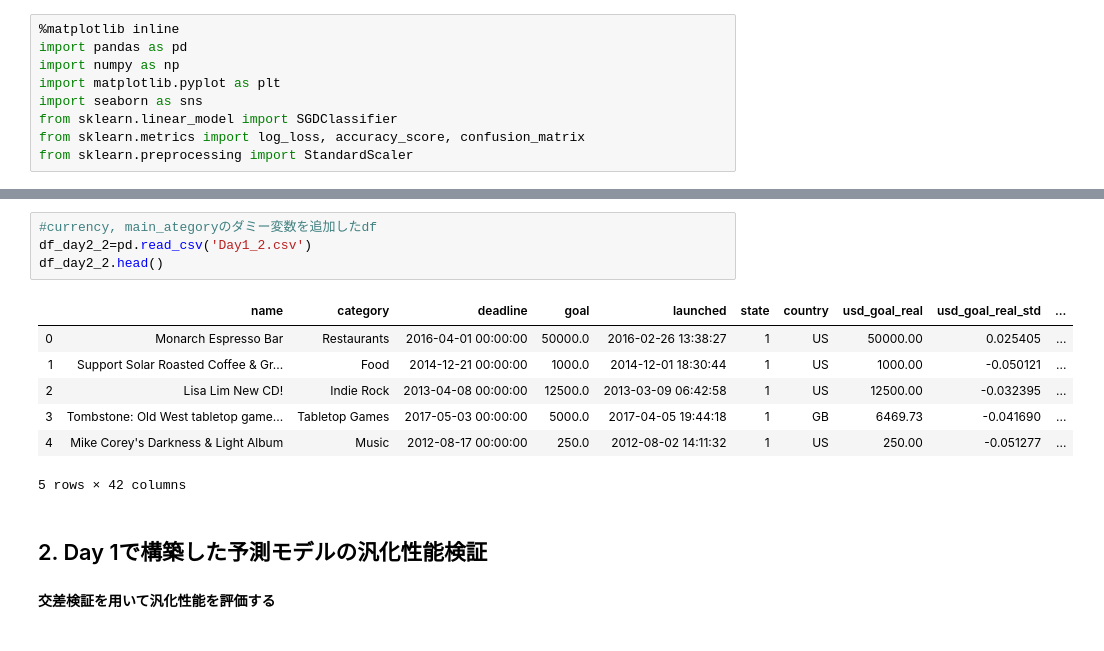
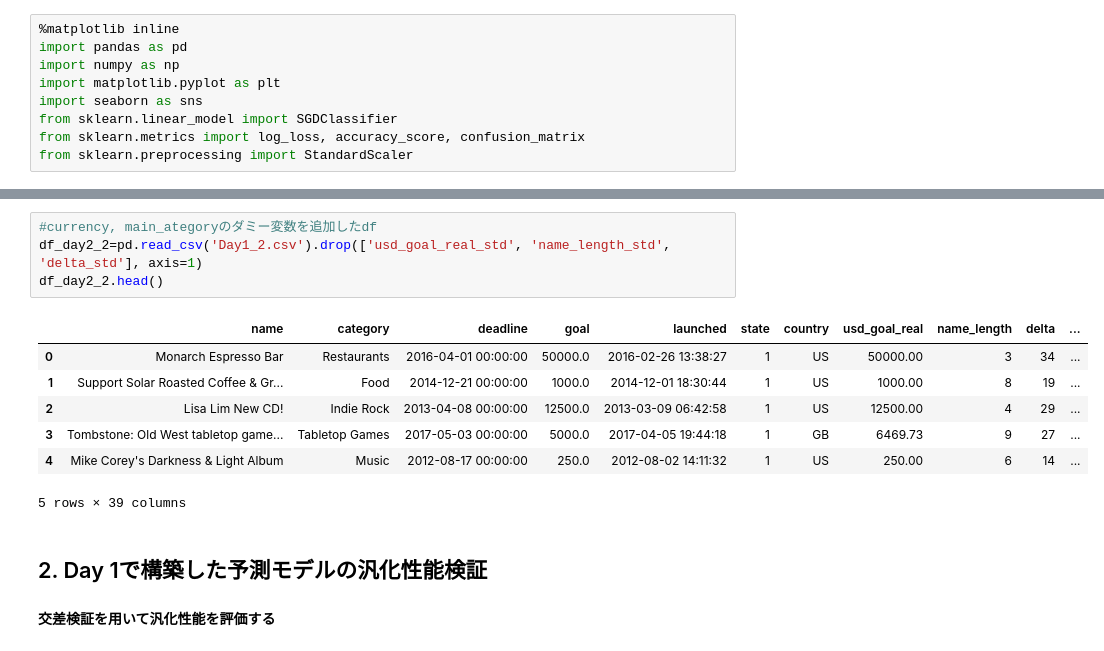
Before and after one commit to energygorilla/skillupAI, a Jupyter notebook: Day2_work_清水源一郎.ipynb, the cells around one changed output, grey strips where cells are left out. Saved outputs shown, nothing was run; the diff lists cells and outputs as text.

```diff
--- a/Day2_work_清水源一郎.ipynb
+++ b/Day2_work_清水源一郎.ipynb
@@ -57,16 +57,16 @@ df_day2_1.head()
 | 4 | Mike Corey's Darkness & Light Album | Music | Music | USD | 2012-08-17 00:00:00 | 250.0 | 2012-08-02 14:11:32 | 1 | US | ... |
 # %%
 #currency, main_ategoryのダミー変数を追加したdf
-df_day2_2=pd.read_csv('Day1_2.csv')
+df_day2_2=pd.read_csv('Day1_2.csv').drop(['usd_goal_real_std', 'name_length_std', 'delta_std'], axis=1)
 df_day2_2.head()
 # %% [output]
-|  | name | category | deadline | goal | launched | state | country | usd_goal_real | usd_goal_real_std | ... |
-| 0 | Monarch Espresso Bar | Restaurants | 2016-04-01 00:00:00 | 50000.0 | 2016-02-26 13:38:27 | 1 | US | 50000.00 | 0.025405 | ... |
-| 1 | Support Solar Roasted Coffee & Gr... | Food | 2014-12-21 00:00:00 | 1000.0 | 2014-12-01 18:30:44 | 1 | US | 1000.00 | -0.050121 | ... |
-| 2 | Lisa Lim New CD! | Indie Rock | 2013-04-08 00:00:00 | 12500.0 | 2013-03-09 06:42:58 | 1 | US | 12500.00 | -0.032395 | ... |
-| 3 | Tombstone: Old West tabletop game... | Tabletop Games | 2017-05-03 00:00:00 | 5000.0 | 2017-04-05 19:44:18 | 1 | GB | 6469.73 | -0.041690 | ... |
-| 4 | Mike Corey's Darkness & Light Album | Music | 2012-08-17 00:00:00 | 250.0 | 2012-08-02 14:11:32 | 1 | US | 250.00 | -0.051277 | ... |
+|  | name | category | deadline | goal | launched | state | country | usd_goal_real | name_length | delta | ... |
+| 0 | Monarch Espresso Bar | Restaurants | 2016-04-01 00:00:00 | 50000.0 | 2016-02-26 13:38:27 | 1 | US | 50000.00 | 3 | 34 | ... |
+| 1 | Support Solar Roasted Coffee & Gr... | Food | 2014-12-21 00:00:00 | 1000.0 | 2014-12-01 18:30:44 | 1 | US | 1000.00 | 8 | 19 | ... |
+| 2 | Lisa Lim New CD! | Indie Rock | 2013-04-08 00:00:00 | 12500.0 | 2013-03-09 06:42:58 | 1 | US | 12500.00 | 4 | 29 | ... |
+| 3 | Tombstone: Old West tabletop game... | Tabletop Games | 2017-05-03 00:00:00 | 5000.0 | 2017-04-05 19:44:18 | 1 | GB | 6469.73 | 9 | 27 | ... |
+| 4 | Mike Corey's Darkness & Light Album | Music | 2012-08-17 00:00:00 | 250.0 | 2012-08-02 14:11:32 | 1 | US | 250.00 | 6 | 14 | ... |
-5 rows × 42 columns
+5 rows × 39 columns
 # %% [markdown]
 ## 2. Day 1で構築した予測モデルの汎化性能検証
 #### 交差検証を用いて汎化性能を評価する
```
Also changed, not shown: parts of 29 cells of this notebook.
